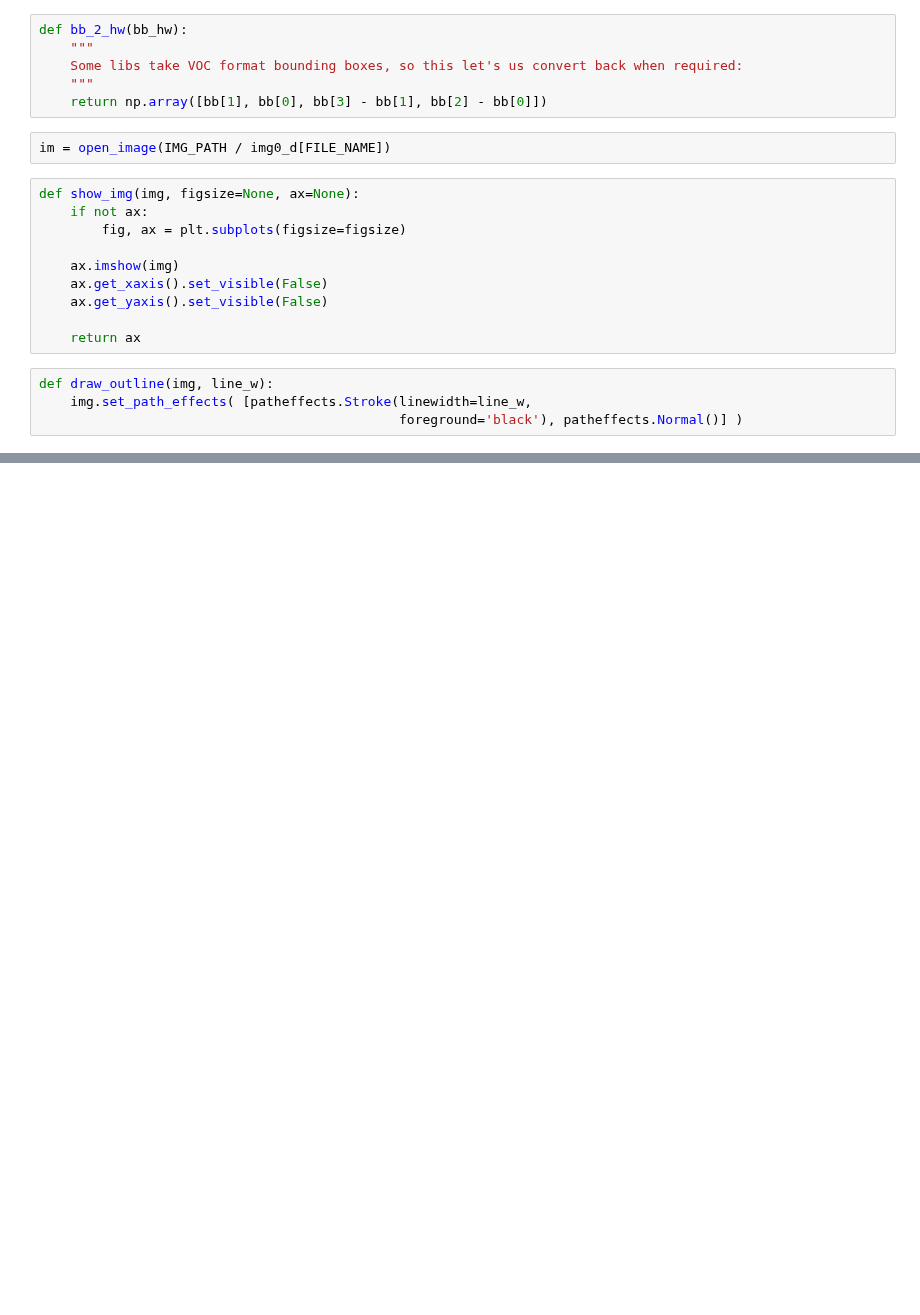
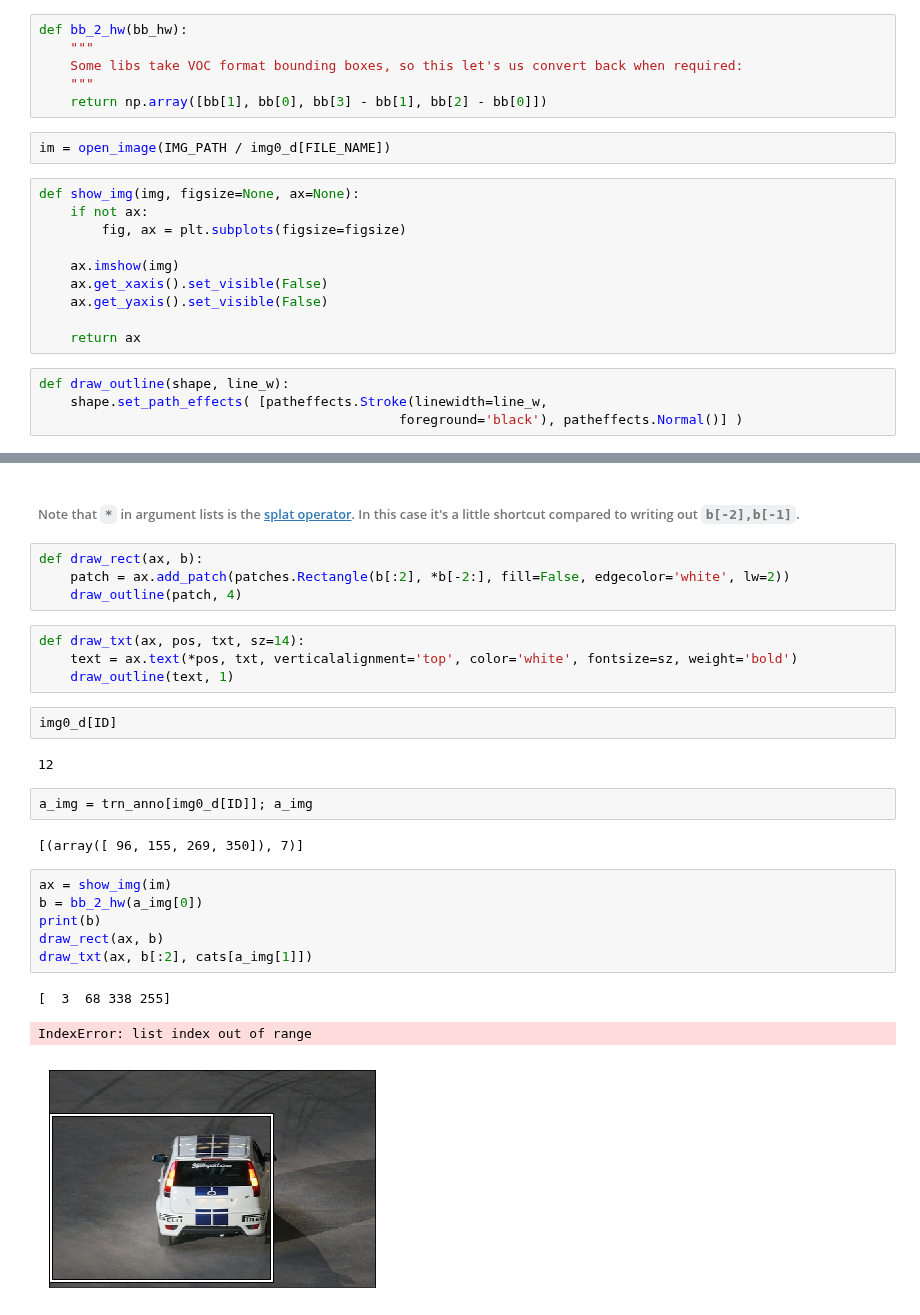
Before and after one commit to synaplasticity/fastai, a Jupyter notebook: courses/dl2/Object_recognition_basic.ipynb, the cells around one changed output, grey strips where cells are left out. Cells and saved outputs as stored; diff of their text form; blank space fills up the shorter version.

Commit message:
Added image related methods

```diff
--- a/courses/dl2/Object_recognition_basic.ipynb
+++ b/courses/dl2/Object_recognition_basic.ipynb
@@ -170,6 +170,6 @@ def show_img(img, figsize=None, ax=None):
 
     return ax
 # %%
-def draw_outline(img, line_w):
-    img.set_path_effects( [patheffects.Stroke(linewidth=line_w,
+def draw_outline(shape, line_w):
+    shape.set_path_effects( [patheffects.Stroke(linewidth=line_w,
                                               foreground='black'), patheffects.Normal()] )
@@ -179,0 +176,28 @@ show_img(im)
+# %% [markdown]
+###### Note that `*` in argument lists is the [splat operator](https://stackoverflow.com/questions/5239856/foggy-on-asterisk-in-python). In this case it's a little shortcut compared to writing out `b[-2],b[-1]`.
+# %%
+def draw_rect(ax, b):
+    patch = ax.add_patch(patches.Rectangle(b[:2], *b[-2:], fill=False, edgecolor='white', lw=2))
+    draw_outline(patch, 4)
+# %%
+def draw_txt(ax, pos, txt, sz=14):
+    text = ax.text(*pos, txt, verticalalignment='top', color='white', fontsize=sz, weight='bold')
+    draw_outline(text, 1)
+# %%
+img0_d[ID]
+# %% [output]
+12
+# %%
+a_img = trn_anno[img0_d[ID]]; a_img
+# %% [output]
+[(array([ 96, 155, 269, 350]), 7)]
+# %%
+ax = show_img(im)
+b = bb_2_hw(a_img[0])
+print(b)
+draw_rect(ax, b)
+draw_txt(ax, b[:2], cats[a_img[1]])
+# %% [output]
+[  3  68 338 255]
+IndexError: list index out of range
+[figure, added]
```
Also changed, not shown: parts of 2 cells of this notebook.
